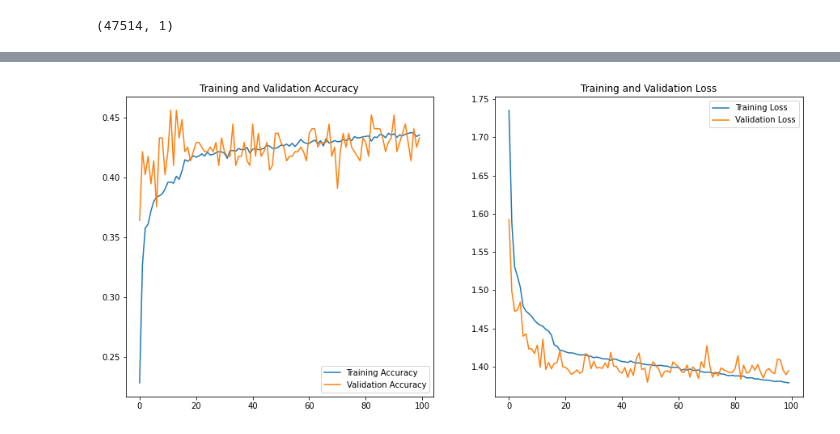
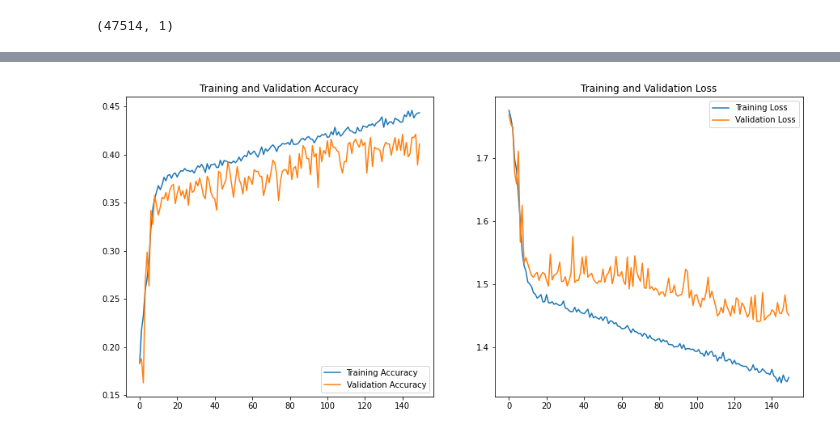
Before and after one commit to omarkhaled99/speech_emotion_recognition, a Jupyter notebook: Part2.ipynb, the cells around one changed output, grey strips where cells are left out. Saved outputs shown, nothing was run; the diff lists cells and outputs as text; code cells hidden in the pictures.

```diff
--- a/Part2.ipynb
+++ b/Part2.ipynb
@@ -350,5 +333,5 @@ print(y_train_features[0])
 # %%
-with open('features.npy', 'wb') as f:
+with open('features_80(90-10)_20.npy', 'wb') as f:
     np.save(f, X_train_features)
     np.save(f, y_train_features)
 
@@ -391,16 +374,16 @@ model=Sequential()
 # model.add(Dense(units=512,activation='relu'))
 # model.add(Dropout(0.1))
 
-model.add(Conv1D(512, kernel_size=3, strides=2, padding='same', activation='relu', input_shape=(X_train_features.shape[1], 1),use_bias= True))
-# model.add(MaxPooling1D(pool_size=3, strides = 2, padding = 'same'))
+model.add(Conv1D(512, kernel_size=7, strides=1, padding='same', activation='relu', input_shape=(X_train_features.shape[1], 1),use_bias= True))
+model.add(MaxPooling1D(pool_size=5, strides = 2, padding = 'same'))
 # model.add(BatchNormalization())
 
-model.add(Conv1D(512, kernel_size=3, strides=2, padding='same', activation='relu',use_bias= True))
-# model.add(MaxPooling1D(pool_size=3, strides = 2, padding = 'same'))
+model.add(Conv1D(512, kernel_size=5, strides=2, padding='same', activation='relu',use_bias= True))
+model.add(MaxPooling1D(pool_size=3, strides = 2, padding = 'same'))
 # model.add(BatchNormalization())
 
 model.add(Conv1D(128, kernel_size=3, strides=2, padding='same', activation='relu',use_bias= True))
-# model.add(MaxPooling1D(pool_size=3, strides = 2, padding = 'same'))
+model.add(MaxPooling1D(pool_size=5, strides = 2, padding = 'same'))
 # model.add(BatchNormalization())
 
 model.add(Conv1D(64, kernel_size=3, strides=2, padding='same', activation='relu',use_bias= True))
@@ -485,7 +468,7 @@ Trainable params: 1,127,366
 Non-trainable params: 0
 _________________________________________________________________
 # %%
-rlrp = ReduceLROnPlateau(monitor='val_loss', factor=0.4, verbose=0, patience=2, min_lr=0.00001,delta = 0.09)
+rlrp = ReduceLROnPlateau(monitor='val_loss', factor=0.1, verbose=2, patience=5, min_lr=0.00000001,delta = 0.09)
 # initial_learning_rate = 0.01
 # def lr_step_decay(epoch, lr):
 #     drop_rate = 0.1
@@ -509,7 +492,7 @@ rlrp = ReduceLROnPlateau(monitor='val_loss', factor=0.4, verbose=0, patience=2,
 #     callbacks=[LearningRateScheduler(lr_step_decay, verbose=2)],
 # )
 
-history=model.fit(X_train_features, y_train_features, batch_size=32, epochs=100, validation_data=(X_validate_features, y_validate_features),callbacks=[rlrp])
+history=model.fit(X_train_features, y_train_features, batch_size=128, epochs=300, validation_data=(X_validate_features, y_validate_features),callbacks=[rlrp])
 # , callbacks=[LearningRateScheduler(lr_step_decay, verbose=2)],)
 # , callbacks=[LearningRateScheduler(lr_step_decay, verbose=2)])
 # , callbacks=[rlrp])
@@ -539,4 +523,4 @@ Epoch 100/100
 # %%
 
-history=model.fit(X_train_features, y_train_features, batch_size=256, epochs=100, validation_data=(X_validate_features, y_validate_features))
+history=model.fit(X_train_features, y_train_features, batch_size=32, epochs=300, validation_data=(X_validate_features, y_validate_features))
 # %% [output]
@@ -567,23 +552,23 @@ Test accuracy: 0.430362731218338
 # %%
 acc = history.history['accuracy']
 val_acc = history.history['val_accuracy']
 loss = history.history['loss']
 val_loss = history.history['val_loss']
 
-epochs_range = range(100)
+epochs_range = range(150)
 
 plt.figure(figsize=(15, 15))
 plt.subplot(2, 2, 1)
 plt.plot(epochs_range, acc, label='Training Accuracy')
 plt.plot(epochs_range, val_acc, label='Validation Accuracy')
 plt.legend(loc='lower right')
 plt.title('Training and Validation Accuracy')
 
 plt.subplot(2, 2, 2)
 plt.plot(epochs_range, loss, label='Training Loss')
 plt.plot(epochs_range, val_loss, label='Validation Loss')
 plt.legend(loc='upper right')
 plt.title('Training and Validation Loss')
 plt.show()
 # %% [output]
-[figure, old version]
+[figure, new version]
```
Also changed, not shown: parts of 14 cells of this notebook.
